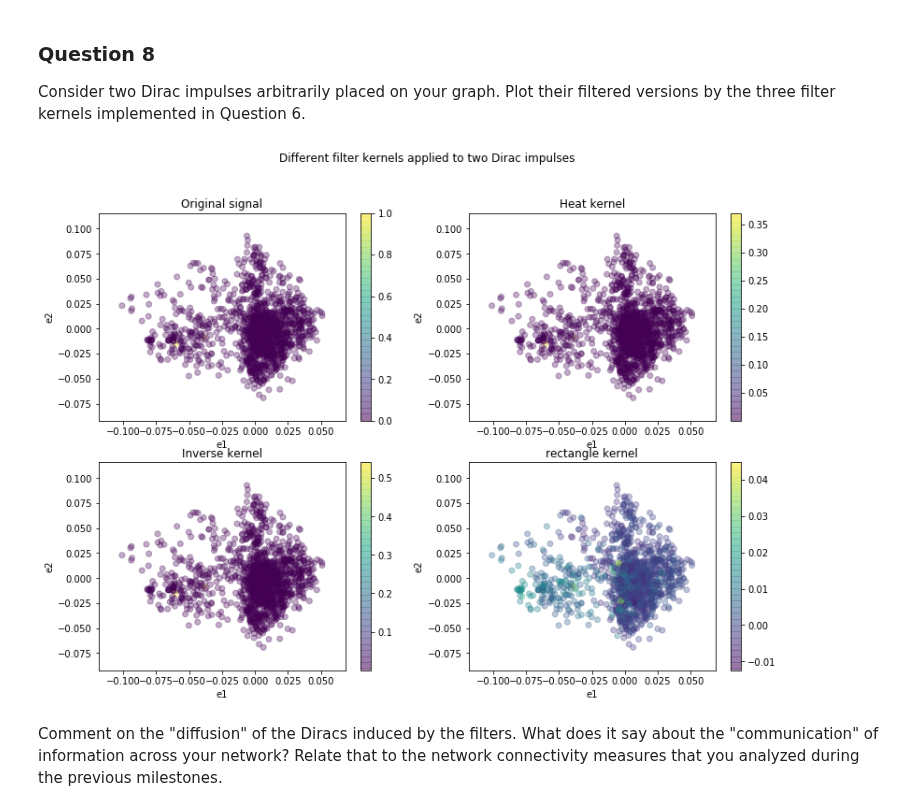
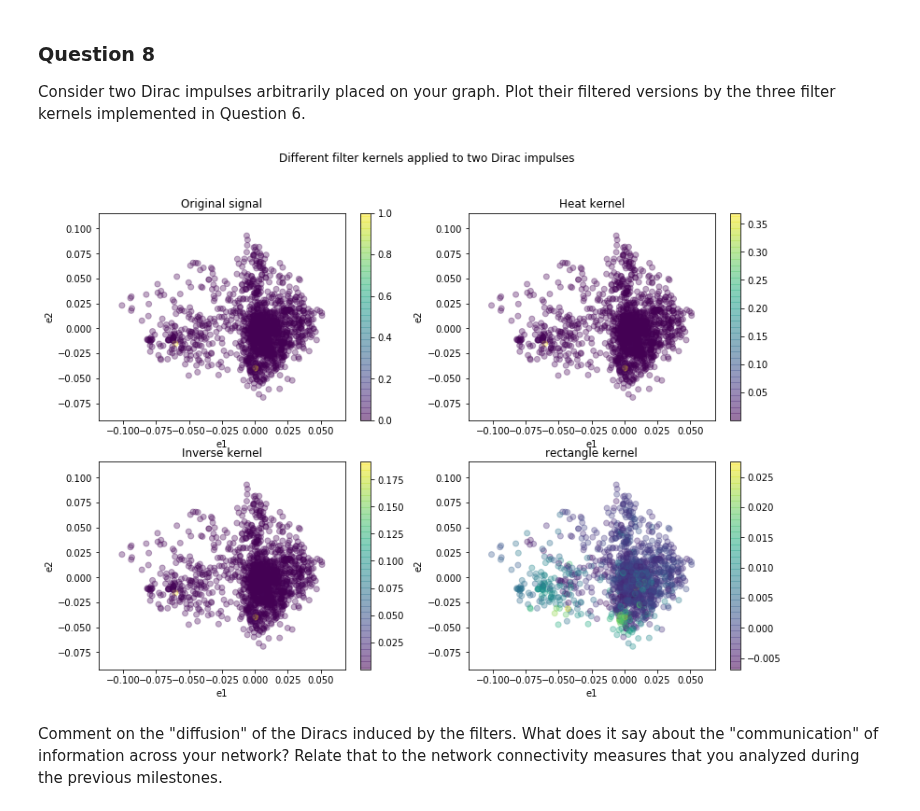
Before and after one commit to vndk36/Project_ntds2018, a Jupyter notebook: Milestone_4/v_09_12_HUGO.ipynb, the cells around one changed output. Cells and saved outputs as stored; diff of their text form; code cells hidden in the pictures.

```diff
--- a/Milestone_4/v_09_12_HUGO.ipynb
+++ b/Milestone_4/v_09_12_HUGO.ipynb
@@ -289,40 +292,40 @@ plt.stem(e,rectangle_kernel(e,l_min=0., l_max=0.8),markerfmt=' ');
 Consider two Dirac impulses arbitrarily placed on your graph. Plot their filtered versions by the three filter kernels implemented in Question 6.
 # %%
 s = np.zeros(n_nodes)
-s[1] = s[837] = 1.
+s[1400] = s[837] = 1.
 
 plt.figure(figsize=(13,9))
 plt.suptitle('Different filter kernels applied to two Dirac impulses')
 
 plt.subplot(221)
 plt.title("Original signal")
 plt.scatter(U[:,1], U[:,2], c=s, alpha=0.33)
 plt.xlabel('e1')
 plt.ylabel('e2')
 plt.colorbar()
 
 plt.subplot(222)
 plt.title("Heat kernel")
 plt.scatter(U[:,1], U[:,2], c = graph_filter(s, heat_kernel, t=1), alpha = 0.33)
 plt.xlabel('e1')
 plt.ylabel('e2')
 plt.colorbar()
 
 plt.subplot(223)
 plt.title("Inverse kernel")
-plt.scatter(U[:,1], U[:,2], c = graph_filter(s,inverse_kernel, t=1), alpha = 0.33)
+plt.scatter(U[:,1], U[:,2], c = graph_filter(s,inverse_kernel, t=5), alpha = 0.33)
 plt.xlabel('e1')
 plt.ylabel('e2')
 plt.colorbar()
 
 plt.subplot(224)
 plt.title("rectangle kernel")
 plt.scatter(U[:,1], U[:,2], c = graph_filter(s, rectangle_kernel, l_min=0, l_max=0.8), alpha = 0.33)
 plt.xlabel('e1')
 plt.ylabel('e2')
 plt.colorbar();
 # %% [output]
-[figure, old version]
+[figure, new version]
 # %% [markdown]
 Comment on the "diffusion" of the Diracs induced by the filters. What does it say about the "communication" of information across your network? Relate that to the network connectivity measures that you analyzed during the previous milestones.
 # %% [markdown]
```
Also changed, not shown: parts of 9 cells of this notebook.
